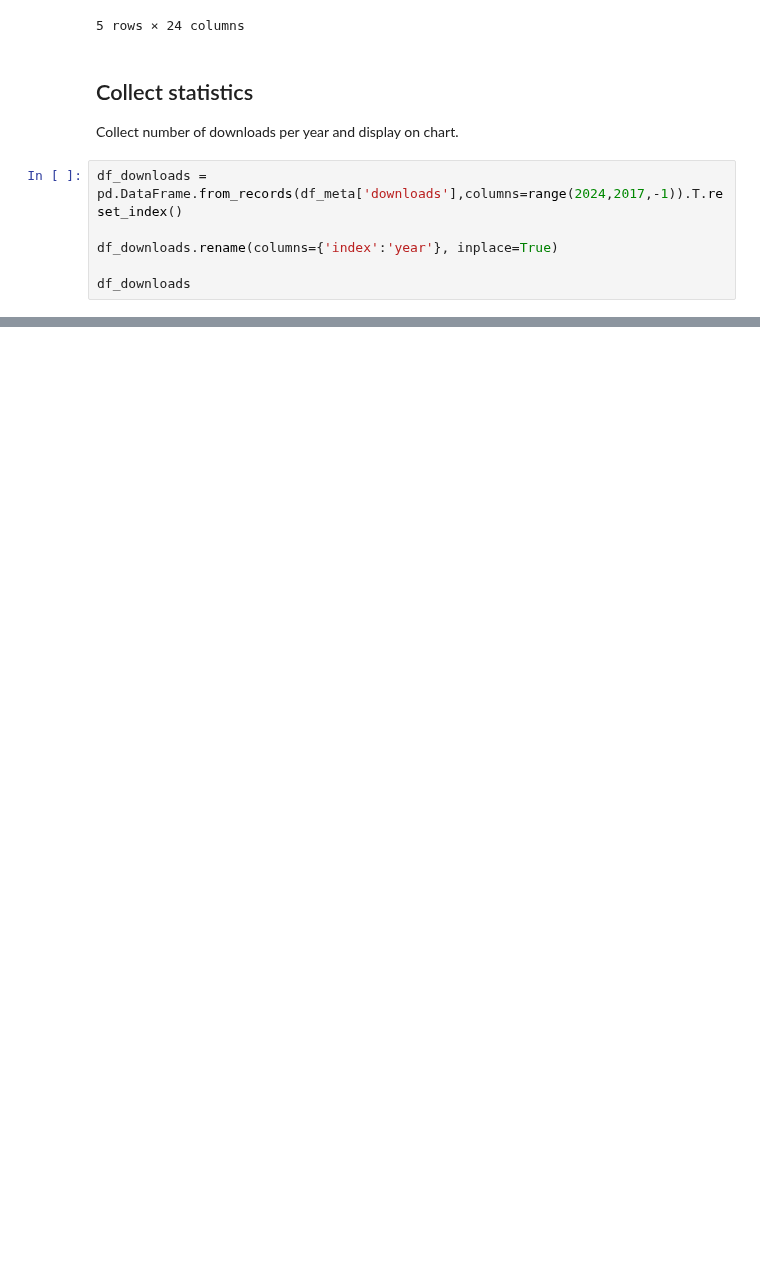
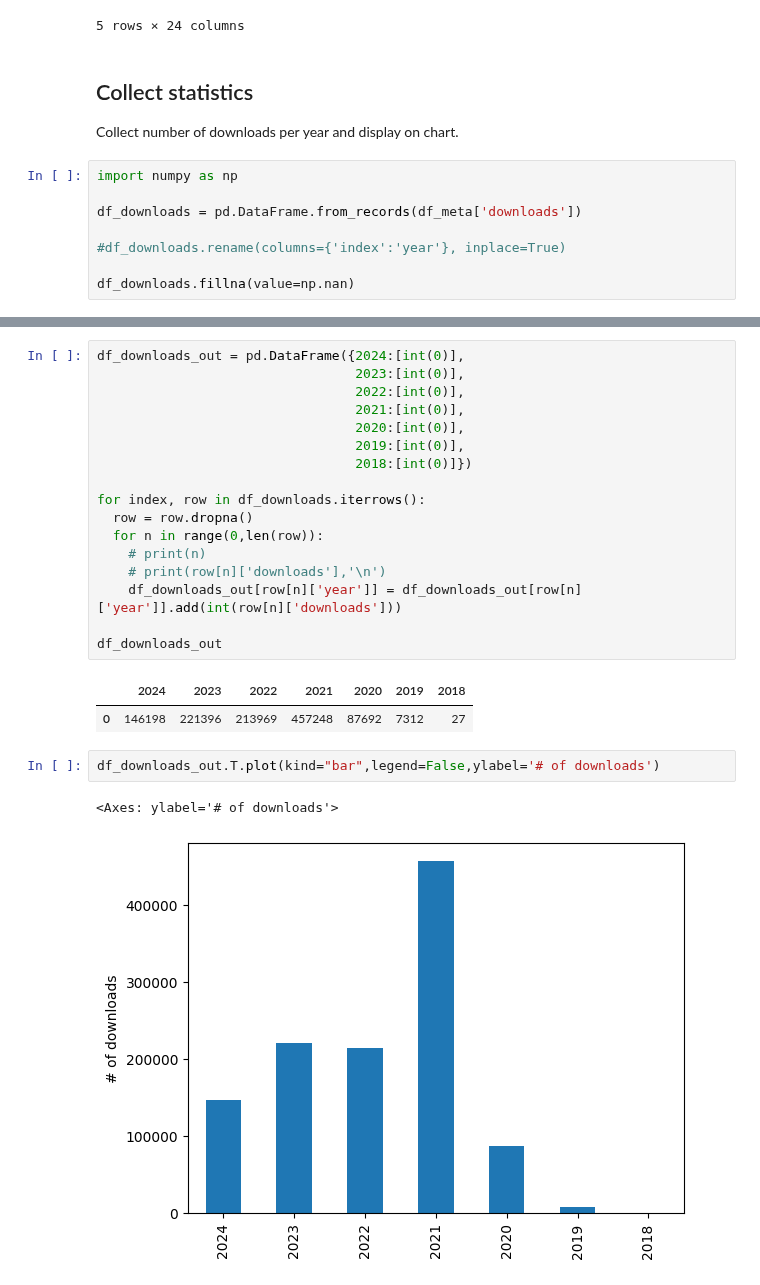
Before and after one commit to MathewBiddle/sandbox, a Jupyter notebook: notebooks/MBON_OBIS_statistics.ipynb, the cells around one changed output, grey strips where cells are left out. Drawn from its saved outputs; the diff is of its cells as text; blank space fills up the shorter version.

Commit message:
calculating total number of MBON downloads

```diff
--- a/notebooks/MBON_OBIS_statistics.ipynb
+++ b/notebooks/MBON_OBIS_statistics.ipynb
@@ -131,9 +131,11 @@ df_meta.head(5)
 
 Collect number of downloads per year and display on chart.
 # %%
-df_downloads = pd.DataFrame.from_records(df_meta['downloads'],columns=range(2024,2017,-1)).T.reset_index()
+import numpy as np
 
-df_downloads.rename(columns={'index':'year'}, inplace=True)
+df_downloads = pd.DataFrame.from_records(df_meta['downloads'])
 
-df_downloads
+#df_downloads.rename(columns={'index':'year'}, inplace=True)
+
+df_downloads.fillna(value=np.nan)
 # %% [output]
@@ -148,0 +159,25 @@ df_downloads
+# %%
+df_downloads_out = pd.DataFrame({2024:[int(0)],
+                                 2023:[int(0)],
+                                 2022:[int(0)],
+                                 2021:[int(0)],
+                                 2020:[int(0)],
+                                 2019:[int(0)],
+                                 2018:[int(0)]})
+
+for index, row in df_downloads.iterrows():
+  row = row.dropna()
+  for n in range(0,len(row)):
+    # print(n)
+    # print(row[n]['downloads'],'\n')
+    df_downloads_out[row[n]['year']] = df_downloads_out[row[n]['year']].add(int(row[n]['downloads']))
+
+df_downloads_out
+# %% [output]
+|  | 2024 | 2023 | 2022 | 2021 | 2020 | 2019 | 2018 |
+| 0 | 146198 | 221396 | 213969 | 457248 | 87692 | 7312 | 27 |
+# %%
+df_downloads_out.T.plot(kind="bar",legend=False,ylabel='# of downloads')
+# %% [output]
+<Axes: ylabel='# of downloads'>
+[figure, added]
```
Also changed, not shown: parts of 1 cell of this notebook.
